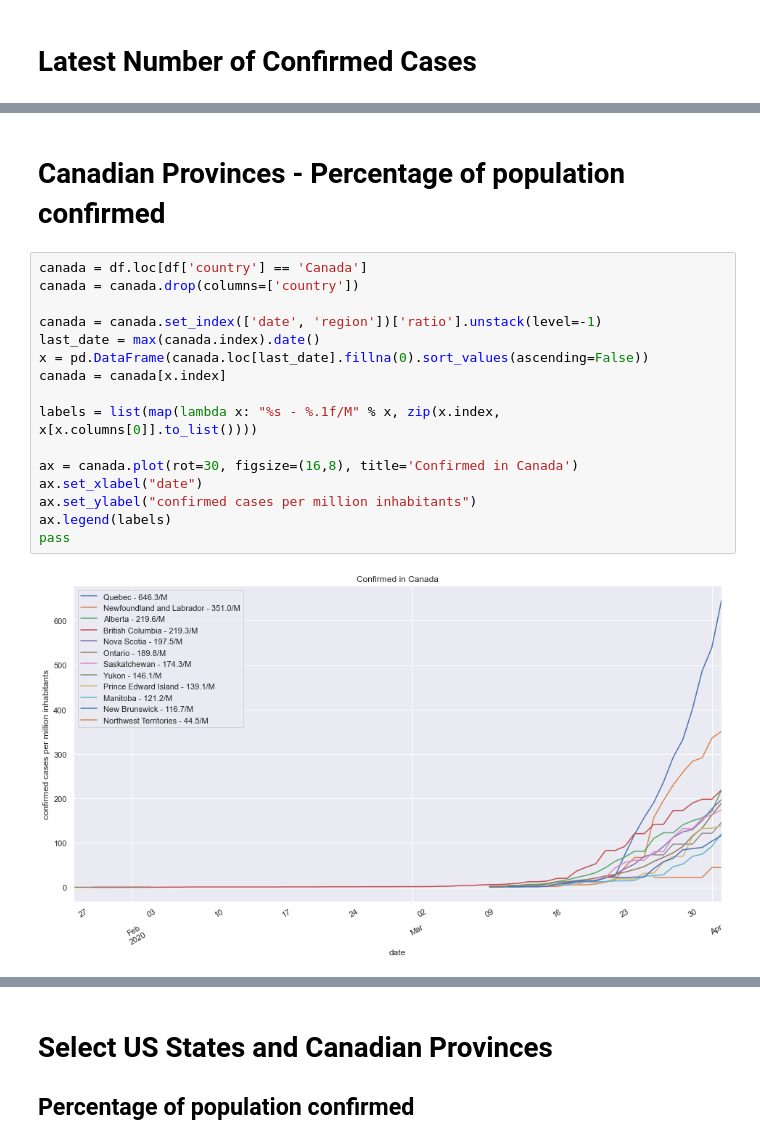
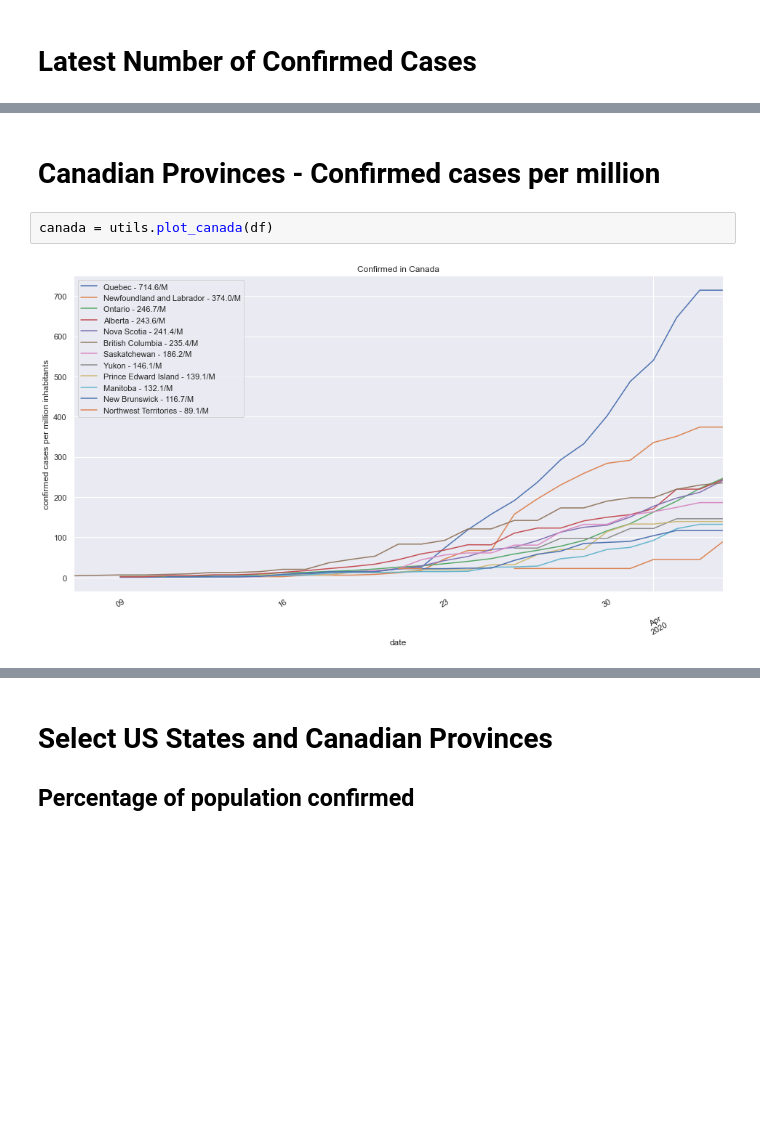
Before and after one commit to rrx/COVID-19, a Jupyter notebook: analysis.ipynb, the cells around one changed output, grey strips where cells are left out. Saved outputs shown, nothing was run; the diff lists cells and outputs as text; blank space fills up the shorter version.

```diff
--- a/analysis.ipynb
+++ b/analysis.ipynb
@@ -65,23 +34,9 @@ pd.pivot_table(df, values='Confirmed', index=['date'],
-# %% [markdown]
-# Canadian Provinces - Percentage of population confirmed
-# %%
-canada = df.loc[df['country'] == 'Canada']
-canada = canada.drop(columns=['country'])
-
-canada = canada.set_index(['date', 'region'])['ratio'].unstack(level=-1)
-last_date = max(canada.index).date()
-x = pd.DataFrame(canada.loc[last_date].fillna(0).sort_values(ascending=False))
-canada = canada[x.index]
-
-labels = list(map(lambda x: "%s - %.1f/M" % x, zip(x.index, x[x.columns[0]].to_list())))
-
-ax = canada.plot(rot=30, figsize=(16,8), title='Confirmed in Canada')
-ax.set_xlabel("date")
-ax.set_ylabel("confirmed cases per million inhabitants")
-ax.legend(labels)
-pass
-# %% [output]
-[figure, removed]
+# %% [markdown]
+# Canadian Provinces - Confirmed cases per million
+# %%
+canada = utils.plot_canada(df)
+# %% [output]
+[figure, added]
 # %%
 canada.tail()
 # %% [output]
```
Also changed, not shown: parts of 25 cells of this notebook, 3 other files.
